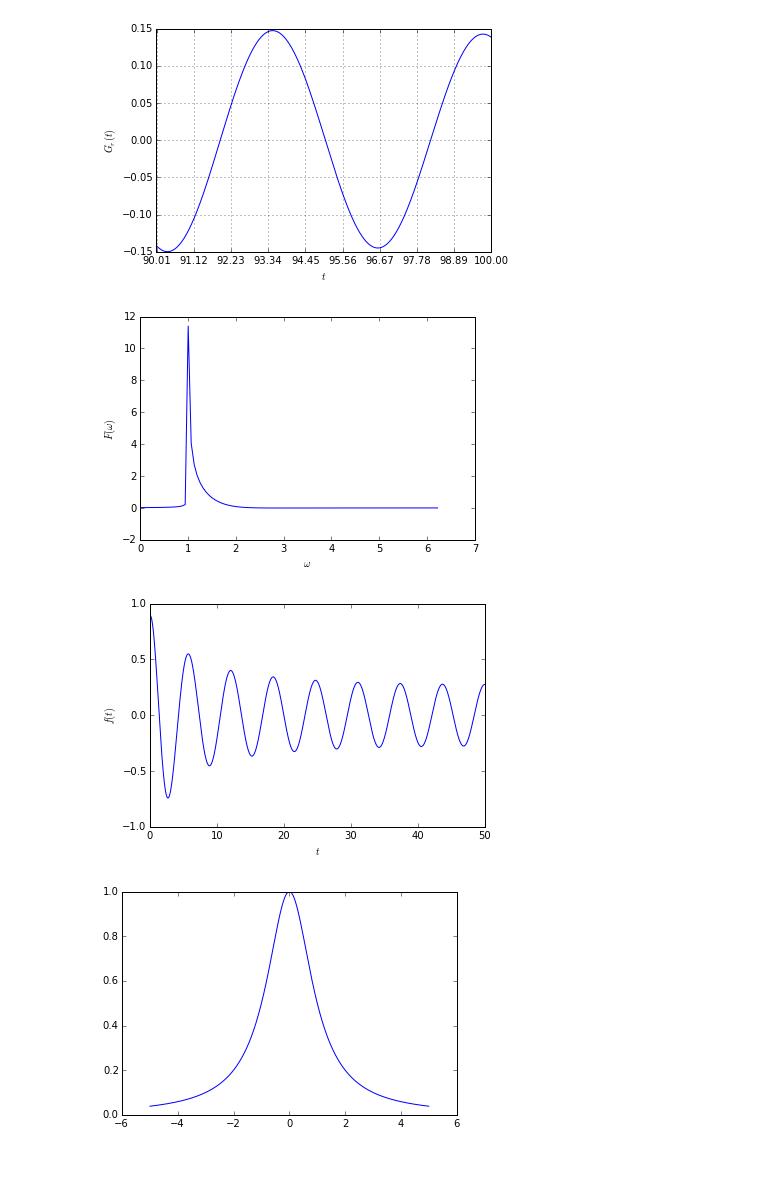
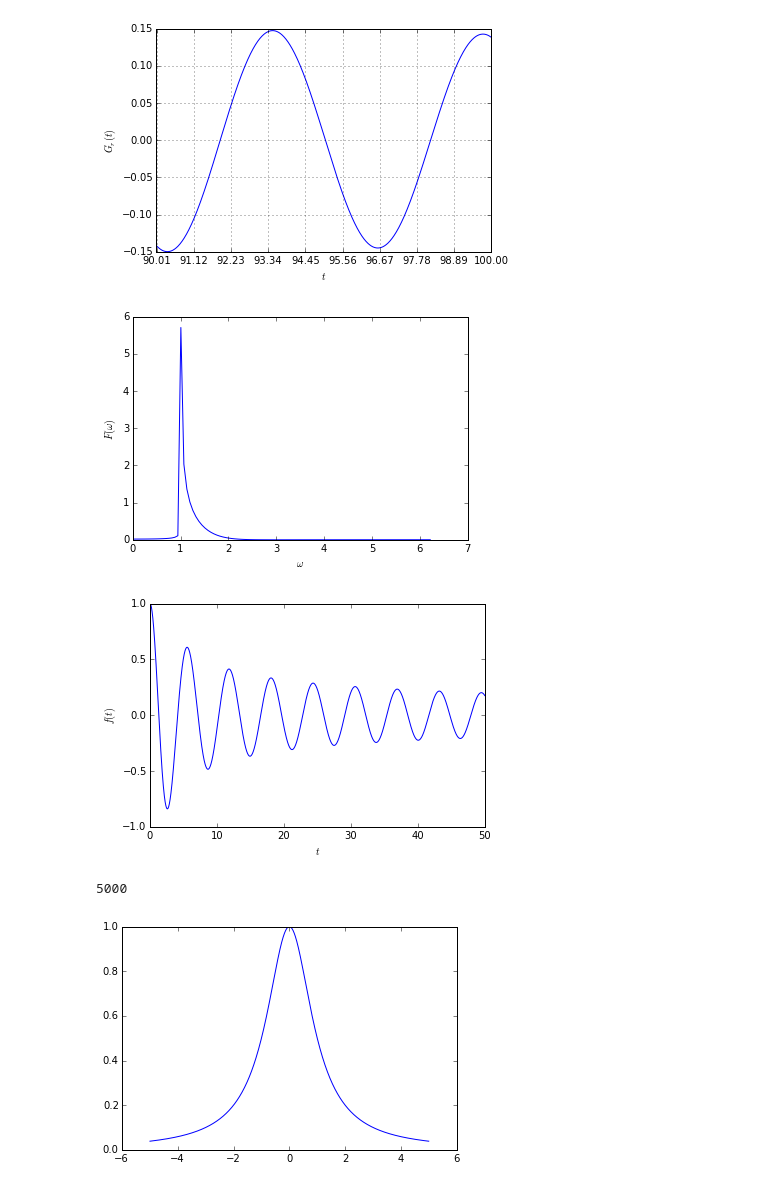
Before and after one commit to abyellow/abin-quantunm-optimal-control, a Jupyter notebook: Gr_check_freq.ipynb, the cells around one changed output. Saved outputs shown, nothing was run; the diff lists cells and outputs as text; code cells hidden in the pictures.

```diff
--- a/Gr_check_freq.ipynb
+++ b/Gr_check_freq.ipynb
@@ -47,24 +47,27 @@ plt.show()
 [figure]
 # %%
 
-pbf = np.fft.fft(ans)*dt/2
-freq = np.fft.fftfreq(lon, dt)*2*np.pi
+pbf = np.fft.rfft(ans)*dt/2
+freq = np.fft.rfftfreq(lon, dt)*2*np.pi
 plt.plot(freq[:100],pbf[:100])
 plt.xlabel('$\omega$')
 plt.ylabel('$F(\omega)$')
 plt.show()
 # %% [output]
-[figure, old version]
+[figure, new version]
 # %%
-pbfr = np.fft.rfft(pbf)*dt*np.pi
+#pbf = np.append(pbf, np.zeros(lon))
+pbfr = np.fft.irfft(pbf)*2/dt#*np.pi
 freqr = np.fft.rfftfreq(lon,dt)
-plt.plot(freqr[:],pbfr[:])
+plt.plot(freqr[:lon/2+1],pbfr[:lon/2+1])
 plt.xlabel('$t$')
 plt.ylabel('$f(t)$')
-plt.ylim(-1,1)
+#plt.ylim(-1,1)
 plt.show()
+print len(pbfr[:lon/2])
 # %% [output]
-[figure, old version]
+[figure, new version]
+5000
 # %%
 ft = lambda ti, sd, amp : amp*(1/sd)/(ti**2+1/sd**2)
 ft2 = lambda ti, sd, amp : amp*-1/(1j*ti-1/sd)
```
Also changed, not shown: parts of 1 cell of this notebook, 1 other file.
